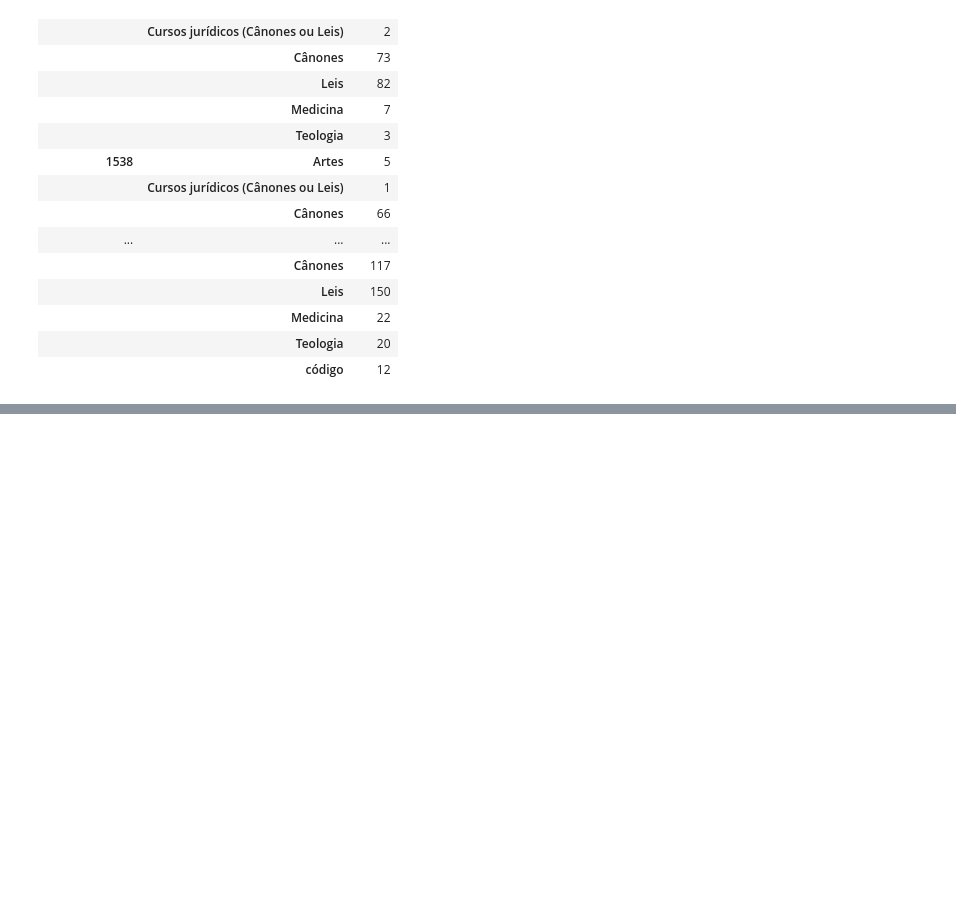
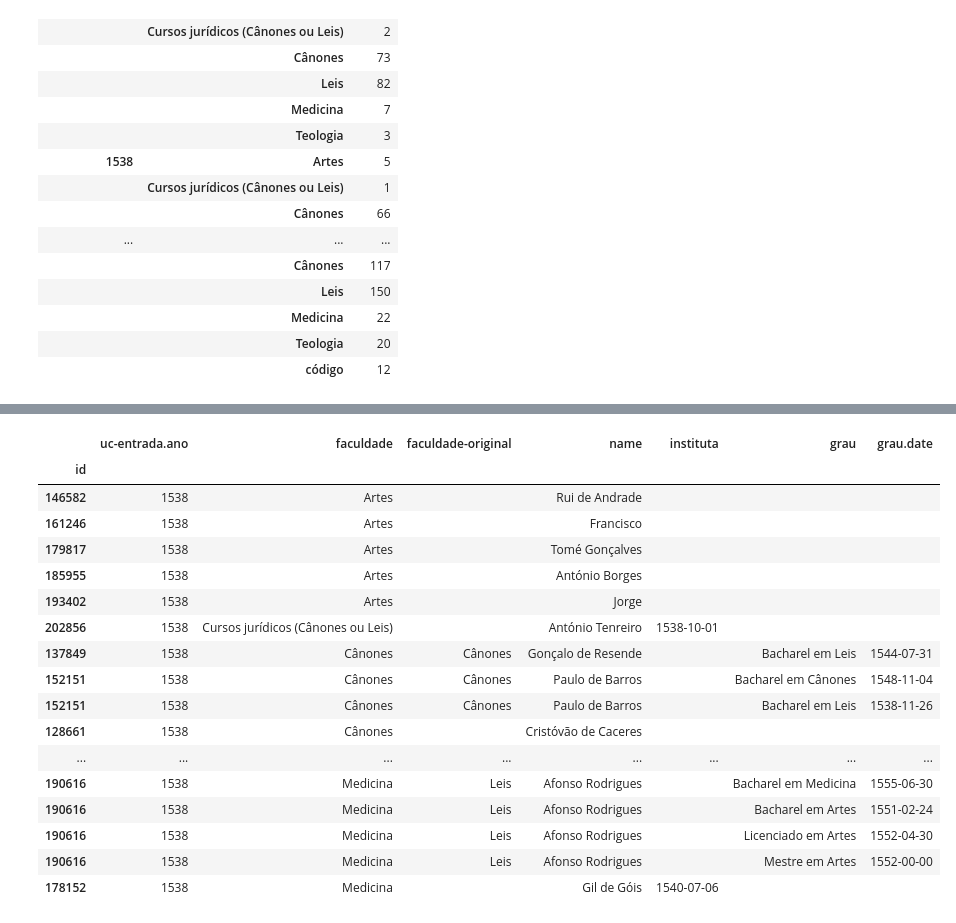
Before and after one commit to joaquimrcarvalho/fauc1537-1919, a Jupyter notebook: notebooks/020-students_overview.ipynb, the cells around one changed output, grey strips where cells are left out. Cells and saved outputs as stored; diff of their text form; code cells hidden in the pictures; blank space fills up the shorter version.

```diff
--- a/notebooks/020-students_overview.ipynb
+++ b/notebooks/020-students_overview.ipynb
@@ -798,0 +838,21 @@ alunos_1537_41[['uc-entrada.ano','faculdade-original','name']].groupby(['uc-entr
+# %%
+alunos_1538_39[view_cols].sort_values(['faculdade','faculdade-original']).fillna(" ")
+# %% [output]
+|  | uc-entrada.ano | faculdade | faculdade-original | name | instituta | grau | grau.date |
+| id |  |  |  |  |  |  |  |
+| 146582 | 1538 | Artes |  | Rui de Andrade |  |  |  |
+| 161246 | 1538 | Artes |  | Francisco |  |  |  |
+| 179817 | 1538 | Artes |  | Tomé Gonçalves |  |  |  |
+| 185955 | 1538 | Artes |  | António Borges |  |  |  |
+| 193402 | 1538 | Artes |  | Jorge |  |  |  |
+| 202856 | 1538 | Cursos jurídicos (Cânones ou Leis) |  | António Tenreiro | 1538-10-01 |  |  |
+| 137849 | 1538 | Cânones | Cânones | Gonçalo de Resende |  | Bacharel em Leis | 1544-07-31 |
+| 152151 | 1538 | Cânones | Cânones | Paulo de Barros |  | Bacharel em Cânones | 1548-11-04 |
+| 152151 | 1538 | Cânones | Cânones | Paulo de Barros |  | Bacharel em Leis | 1538-11-26 |
+| 128661 | 1538 | Cânones |  | Cristóvão de Caceres |  |  |  |
+| ... | ... | ... | ... | ... | ... | ... | ... |
+| 190616 | 1538 | Medicina | Leis | Afonso Rodrigues |  | Bacharel em Medicina | 1555-06-30 |
+| 190616 | 1538 | Medicina | Leis | Afonso Rodrigues |  | Bacharel em Artes | 1551-02-24 |
+| 190616 | 1538 | Medicina | Leis | Afonso Rodrigues |  | Licenciado em Artes | 1552-04-30 |
+| 190616 | 1538 | Medicina | Leis | Afonso Rodrigues |  | Mestre em Artes | 1552-00-00 |
+| 178152 | 1538 | Medicina |  | Gil de Góis | 1540-07-06 |  |  |
```
Also changed, not shown: parts of 10 cells of this notebook, 6 other files.
